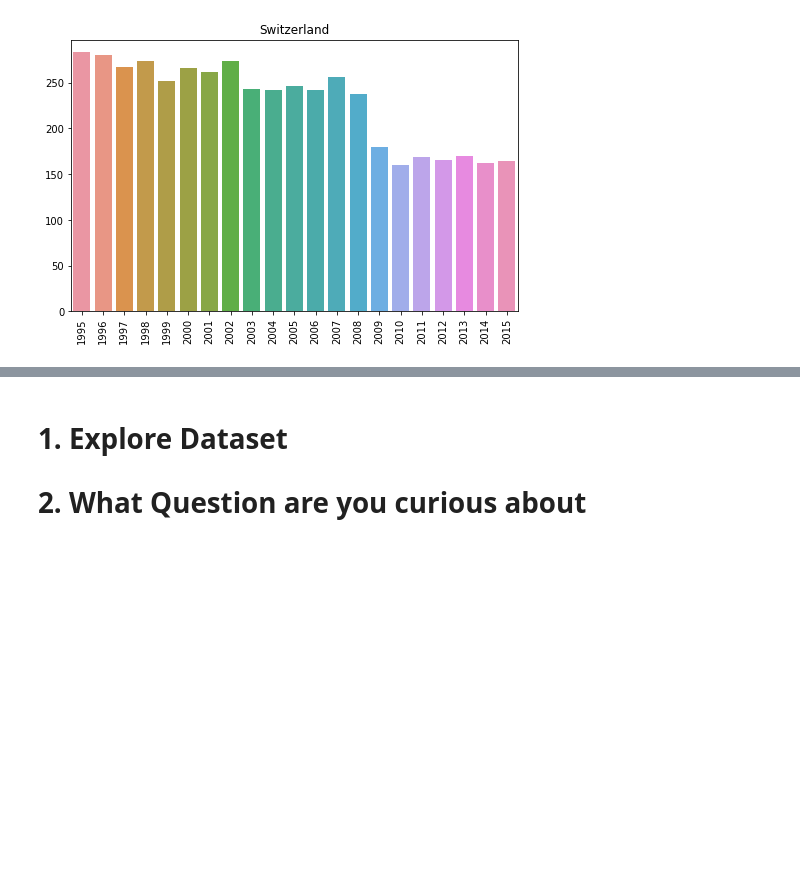
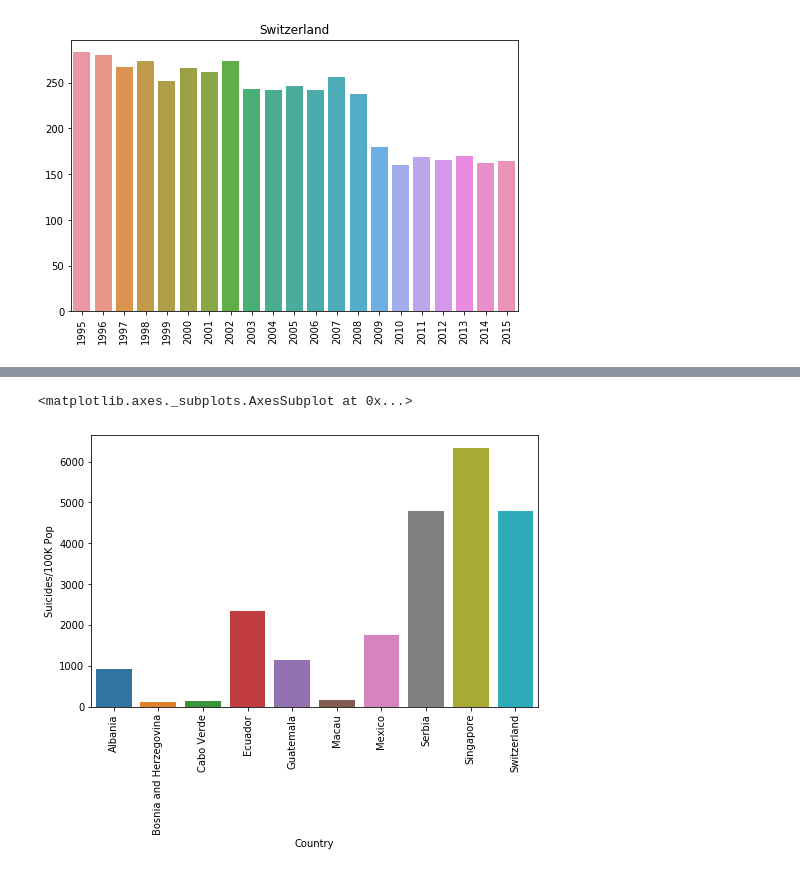
Before and after one commit to xd3262nd/proj-1, a Jupyter notebook: Suicide Visualization.ipynb, the cells around one changed output, grey strips where cells are left out. Cells and saved outputs as stored; diff of their text form; code cells hidden in the pictures; blank space fills up the shorter version.

```diff
--- a/Suicide Visualization.ipynb
+++ b/Suicide Visualization.ipynb
@@ -408,8 +408,7 @@ for country in country_data['Country']:
 # %%
 plt.figure(figsize=(8,5))
 plt.xticks(rotation=90)
-sns.barplot(x = top_year, y = top_suicides)
+sns.barplot(x = country_grp['Country'], y =country_grp['Suicides/100K Pop'], data = country_grp)
+# %% [output]
+<matplotlib.axes._subplots.AxesSubplot at 0x...>
+[figure, added]
-# %% [markdown]
-# 1. Explore Dataset
-
-# 2. What Question are you curious about
```
Also changed, not shown: parts of 7 cells of this notebook, 1 other file.
